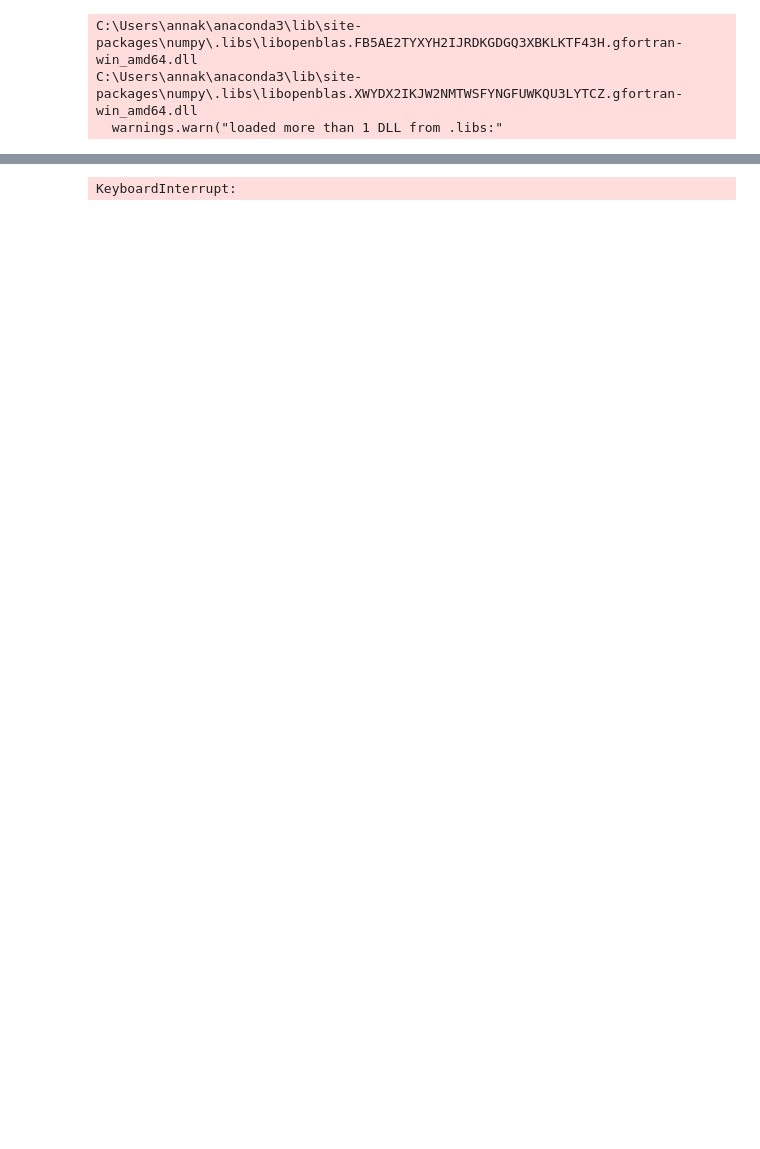
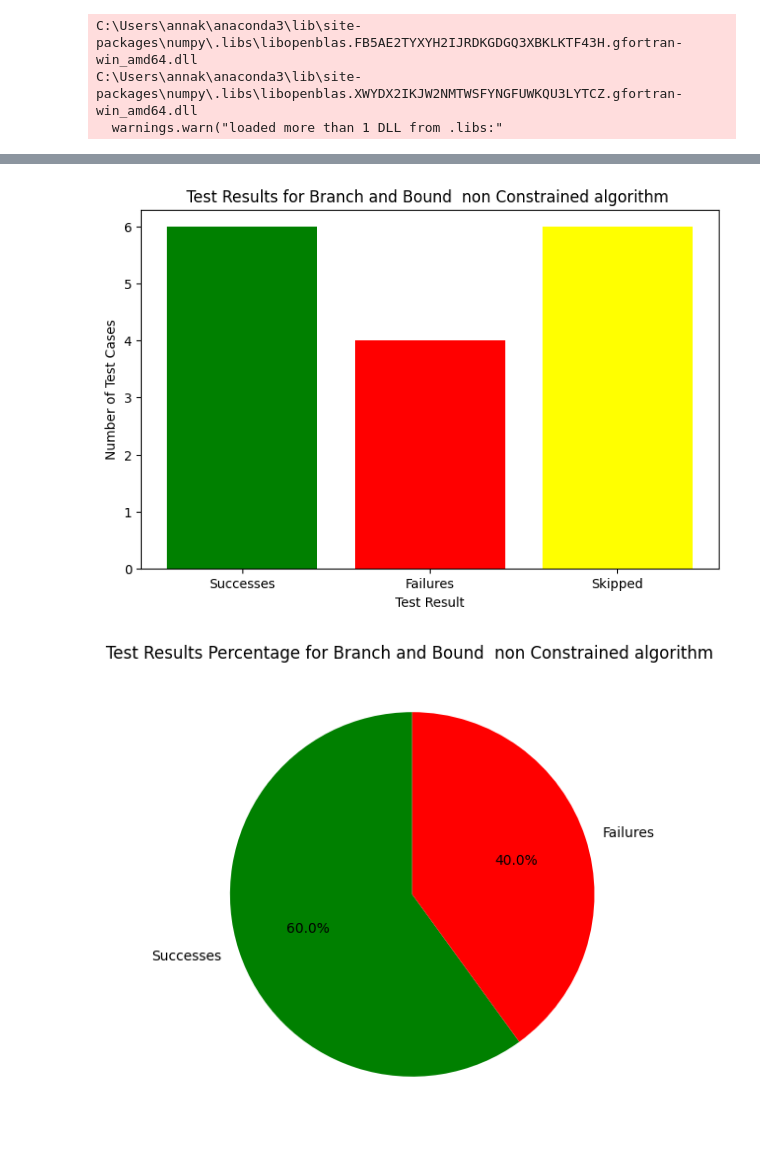
Before and after one commit to Amrithya/Advanced-Algorithm-Project-2023-2024, a Jupyter notebook: main_anna.ipynb, the cells around one changed output, grey strips where cells are left out. Cells and saved outputs as stored; diff of their text form; code cells hidden in the pictures; blank space fills up the shorter version.

```diff
--- a/main_anna.ipynb
+++ b/main_anna.ipynb
@@ -11,5 +12,7 @@ C:\Users\annak\anaconda3\lib\site-packages\numpy\.libs\libopenblas.XWYDX2IKJW2NM
 # %%
 test_algorithm_instance = TestAlgorithm()
 # %%
-size_time, success, fail = test_algorithm_instance.run_algorithm_tests(max_segment_branch_and_bound, "Branch and Bound  non Constrained algorithm")
+algorithm_name = "Branch and Bound  non Constrained algorithm"
+test_results = test_algorithm_instance.run_algorithm_tests(max_segment_branch_and_bound,algorithm_name)
+create_test_result_plots(test_results,algorithm_name)
 # %% [output]
@@ -33 +36,2 @@ Time taken: 139.443824 seconds
-KeyboardInterrupt:
+[figure, added]
+[figure, added]
```
Also changed, not shown: parts of 4 cells of this notebook.
